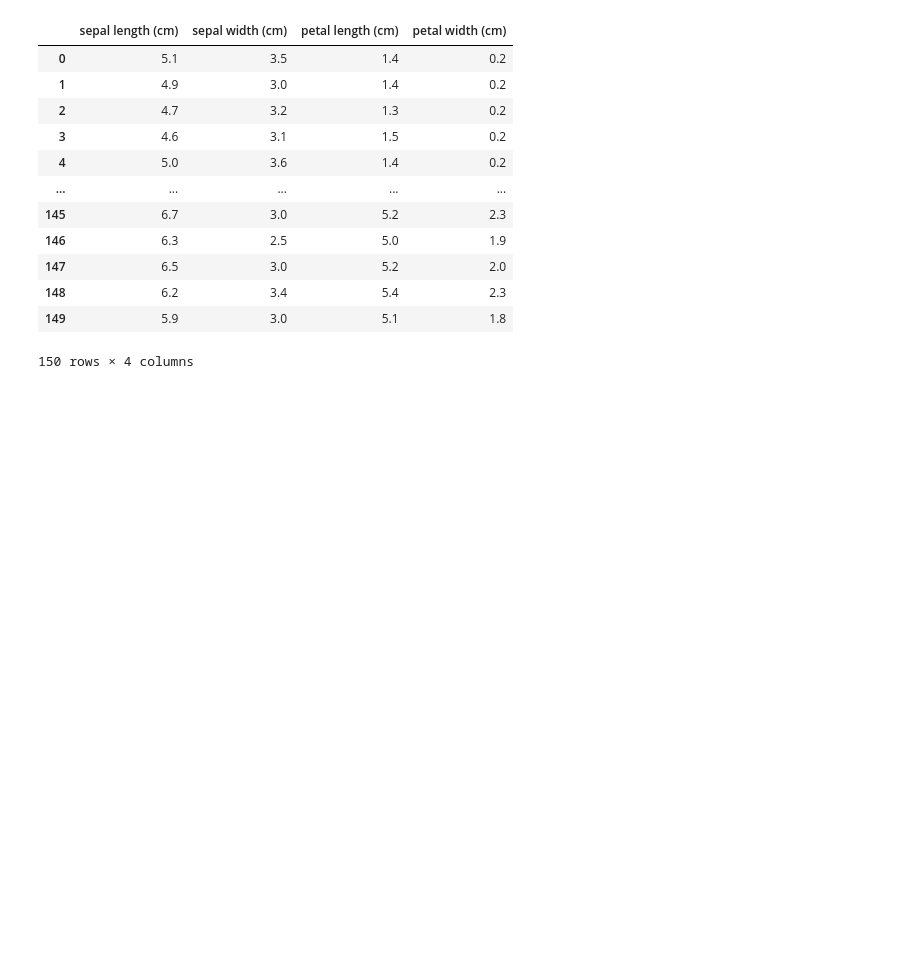
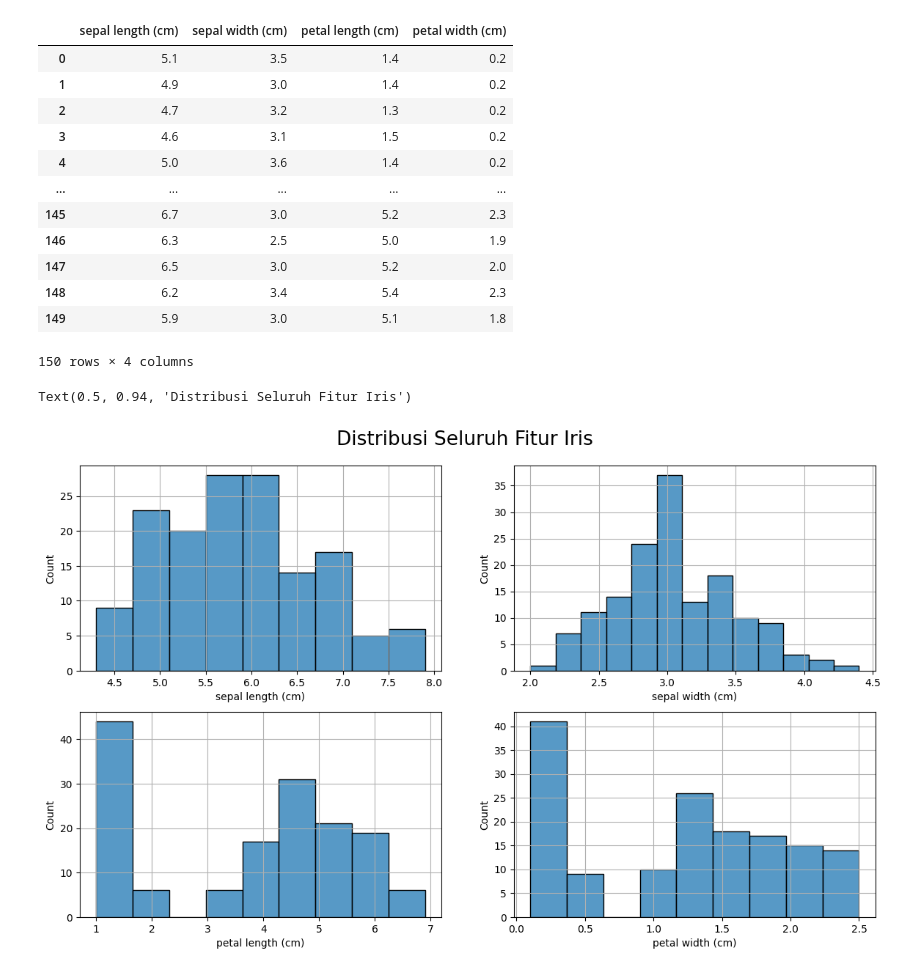
Before and after one commit to dhiiil/inferential-statistic, a Jupyter notebook: Distribution/uji-distribusi.ipynb, the cells around one changed output. Drawn from its saved outputs; the diff is of its cells as text; code cells hidden in the pictures; blank space fills up the shorter version.

Commit message:
Update uji-distribusi.ipynb
feat : Add distribution test for iris

```diff
--- a/Distribution/uji-distribusi.ipynb
+++ b/Distribution/uji-distribusi.ipynb
@@ -84,3 +84,17 @@ df_iris = pd.DataFrame(data=iris_data.data, columns=iris_data.feature_names)
 | 148 | 6.2 | 3.4 | 5.4 | 2.3 |
 | 149 | 5.9 | 3.0 | 5.1 | 1.8 |
 150 rows × 4 columns
+# %%
+columns = df_iris.columns
+fig, axes = plt.subplots(2, 2, figsize=(14,8))
+
+for i, col in enumerate(columns):
+    row_position = i // 2
+    col_position = i % 2
+    sns.histplot(df_iris[col], ax=axes[row_position, col_position])
+    axes[row_position, col_position].grid(True)
+
+plt.suptitle('Distribusi Seluruh Fitur Iris', fontsize=19, y=0.94)
+# %% [output]
+Text(0.5, 0.94, 'Distribusi Seluruh Fitur Iris')
+[figure, added]
```
Also changed, not shown: parts of 2 cells of this notebook.
